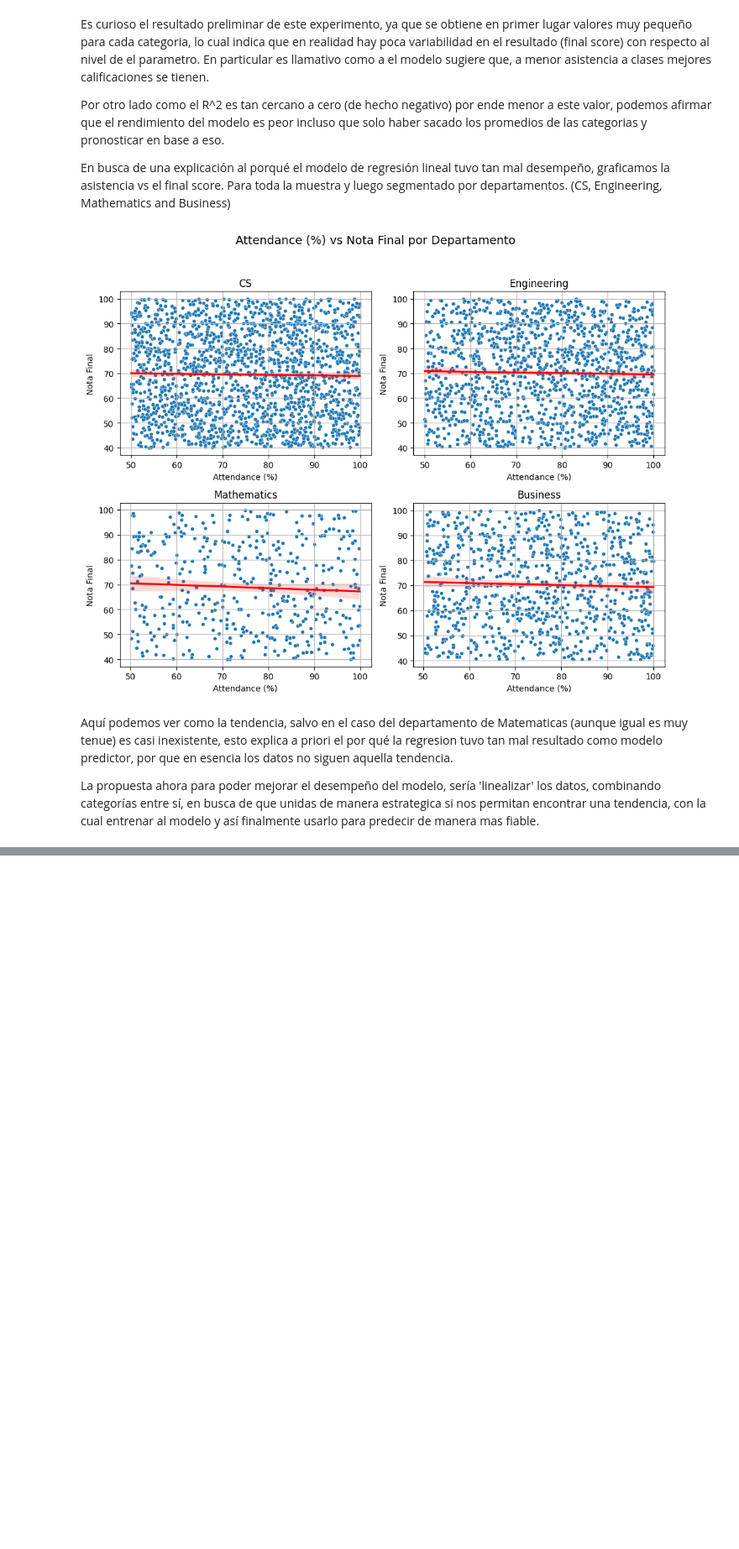
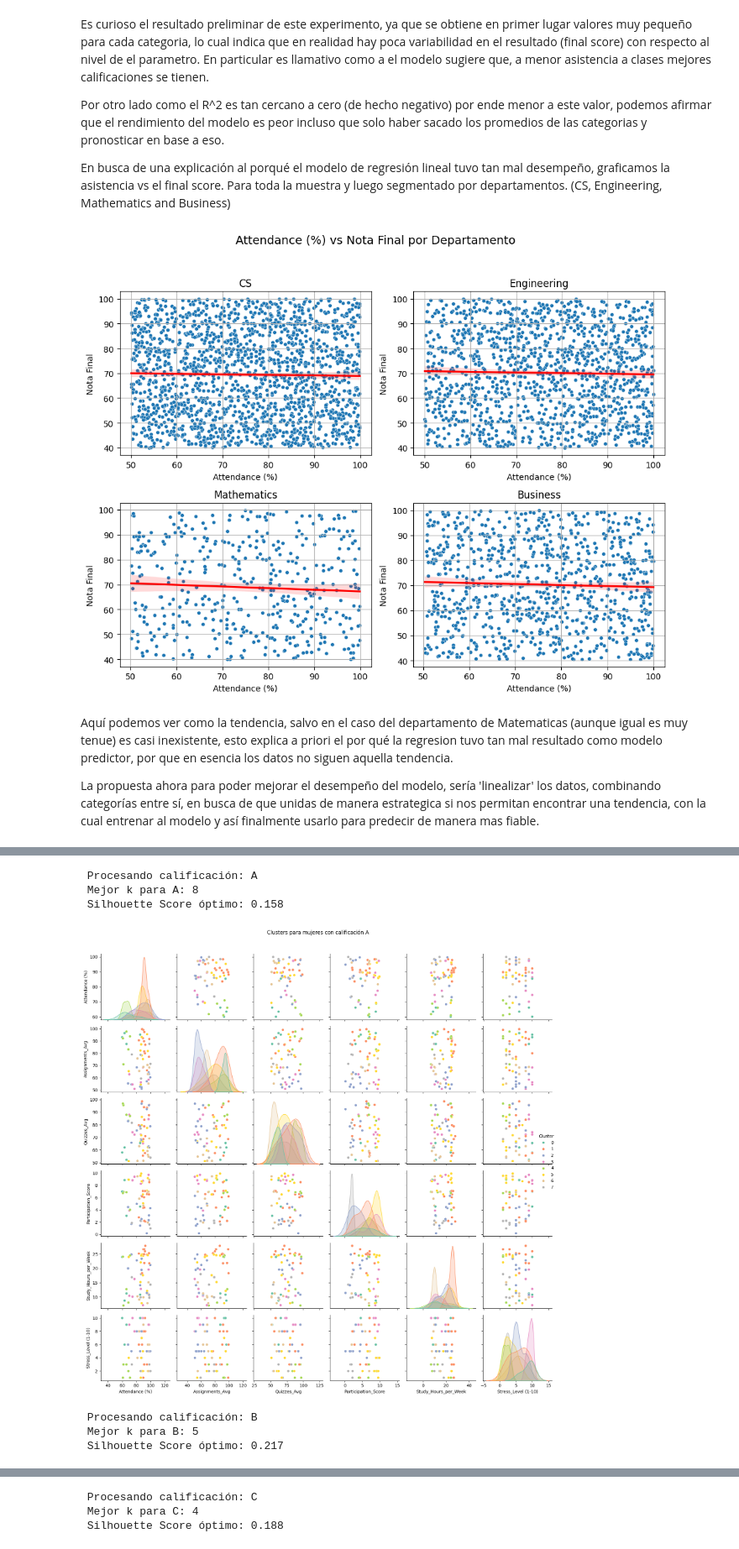
Before and after one commit to Baasty-OCh/Miner-a-curso-, a Jupyter notebook: ProyectoMineria.ipynb, the cells around one changed output, grey strips where cells are left out. Shown at 84% size. Cells and saved outputs as stored; diff of their text form; code cells hidden in the pictures; blank space fills up the shorter version.

```diff
--- a/ProyectoMineria.ipynb
+++ b/ProyectoMineria.ipynb
@@ -322,0 +423,77 @@ for grade in grades:
+# %%
+
+
+# Columnas de hábitos y salud
+cols_numericas = ['Attendance (%)', 'Assignments_Avg', 'Quizzes_Avg',
+                  'Participation_Score','Study_Hours_per_Week', 'Stress_Level (1-10)']
+
+# Calificaciones a analizar
+grades = ['A', 'B', 'C', 'D']
+
+# Iterar sobre cada calificación
+for grade in grades:
+    print(f"\n Procesando calificación: {grade}")
+
+    # Filtrar datos: mujeres, calificación específica, matemáticas
+    df_filtered = df[
+        (df['Gender'] == 'Female') &
+        (df['Grade'] == grade) &
+        (df['Department'] == 'Mathematics')
+    ]
+
+    # Quitar filas con NaNs
+    X = df_filtered[cols_numericas].dropna()
+    if len(X) < 10:
+        print(f" No hay suficientes datos para calificación {grade} (solo {len(X)} filas). Saltando...")
+        continue
+
+    # Escalado
+    scaler = StandardScaler()
+    X_scaled = scaler.fit_transform(X)
+
+    # Probar distintos valores de k
+    silhouette_scores = []
+    models = []
+    K_range = range(2, 11)
+
+    for k in K_range:
+        model = KMeans(n_clusters=k, random_state=42, n_init='auto')
+        labels = model.fit_predict(X_scaled)
+        score = silhouette_score(X_scaled, labels)
+        silhouette_scores.append(score)
+        models.append((model, labels))
+
+    # Elegir mejor modelo
+    best_k = K_range[np.argmax(silhouette_scores)]
+    best_model, best_labels = models[np.argmax(silhouette_scores)]
+
+    print(f" Mejor k para {grade}: {best_k}")
+    print(f" Silhouette Score óptimo: {max(silhouette_scores):.3f}")
+
+    # Asignar clusters al dataframe original
+    df_sin_na = df_filtered.loc[X.index].copy()
+    df_sin_na['Cluster'] = best_labels
+
+    # Pairplot de hábitos
+    sns.pairplot(df_sin_na, hue='Cluster', vars=cols_numericas, palette='Set2')
+    plt.suptitle(f'Clusters para mujeres con calificación {grade}', y=1.02)
+    plt.tight_layout()
+    plt.show()
+
+    # Gráfico del silhouette score
+    #plt.figure(figsize=(8, 5))
+    #plt.plot(K_range, silhouette_scores, marker='o', linestyle='-')
+    #plt.title(f"Silhouette Score vs Número de Clusters (Grade {grade})")
+    #plt.xlabel("Número de Clusters (k)")
+    #plt.ylabel("Silhouette Score")
+    #plt.xticks(K_range)
+    #plt.grid(True)
+    #plt.show()
+# %% [output]
+ Procesando calificación: A
+ Mejor k para A: 8
+ Silhouette Score óptimo: 0.158
+[figure, added]
+ Procesando calificación: B
+ Mejor k para B: 5
+ Silhouette Score óptimo: 0.217
@@ -322,0 +501,3 @@ for grade in grades:
+ Procesando calificación: C
+ Mejor k para C: 4
+ Silhouette Score óptimo: 0.188
```
Also changed, not shown: parts of 4 cells of this notebook.
